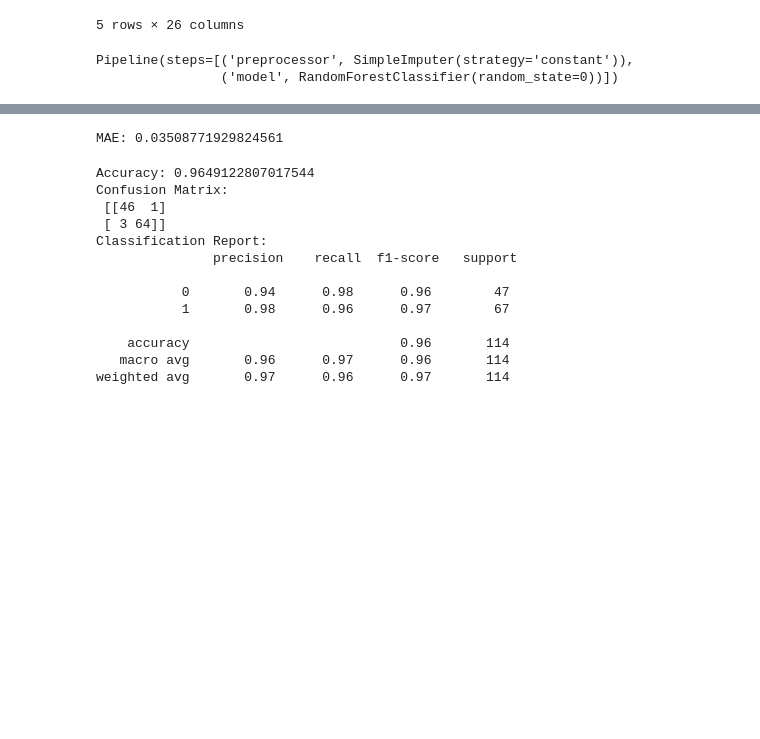
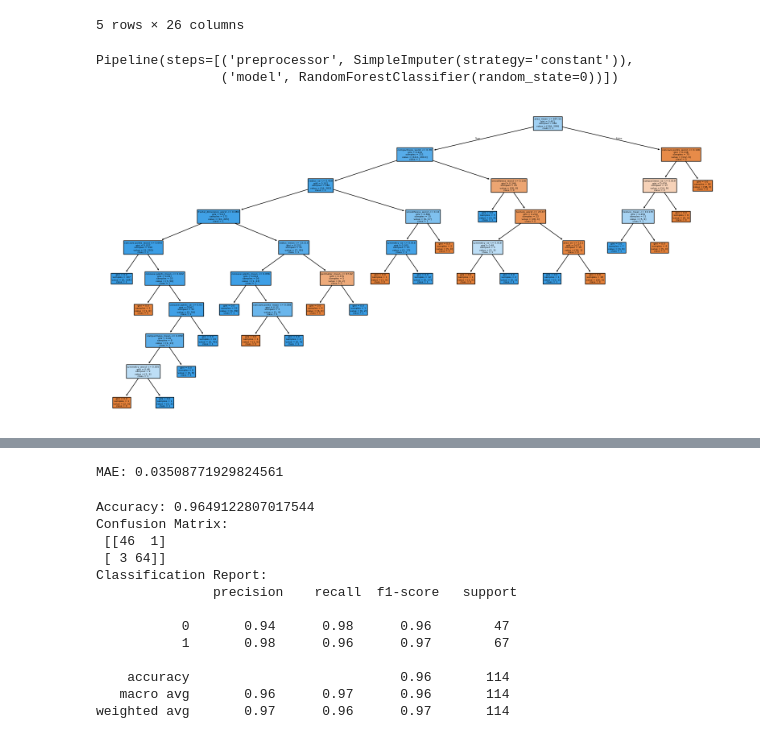
Before and after one commit to mkdinindu/ML_Course_Work, a Jupyter notebook: BreastCancerPrediction/Cancer_Prediction.ipynb, the cells around one changed output, grey strips where cells are left out. Saved outputs shown, nothing was run; the diff lists cells and outputs as text; code cells hidden in the pictures; blank space fills up the shorter version.

Commit message:
added tree visualiztion

```diff
--- a/BreastCancerPrediction/Cancer_Prediction.ipynb
+++ b/BreastCancerPrediction/Cancer_Prediction.ipynb
@@ -98,3 +100,15 @@ Pipeline(steps=[('preprocessor', SimpleImputer(strategy='constant')),
 # %%
 # Preprocessing of validation data, get predictions
 preds = clf.predict(X_valid)
+# %%
+from sklearn.tree import plot_tree
+
+# Visualize the first tree
+plt.figure(figsize=(20, 10))
+plot_tree(model.estimators_[0], #change value to see a diffrent tree
+          filled=True,
+          feature_names=X.columns,
+          class_names=[str(cls) for cls in model.classes_])  # Convert to strings
+plt.show()
+# %% [output]
+[figure, added]
```
Also changed, not shown: parts of 3 cells of this notebook, 1 other file.
